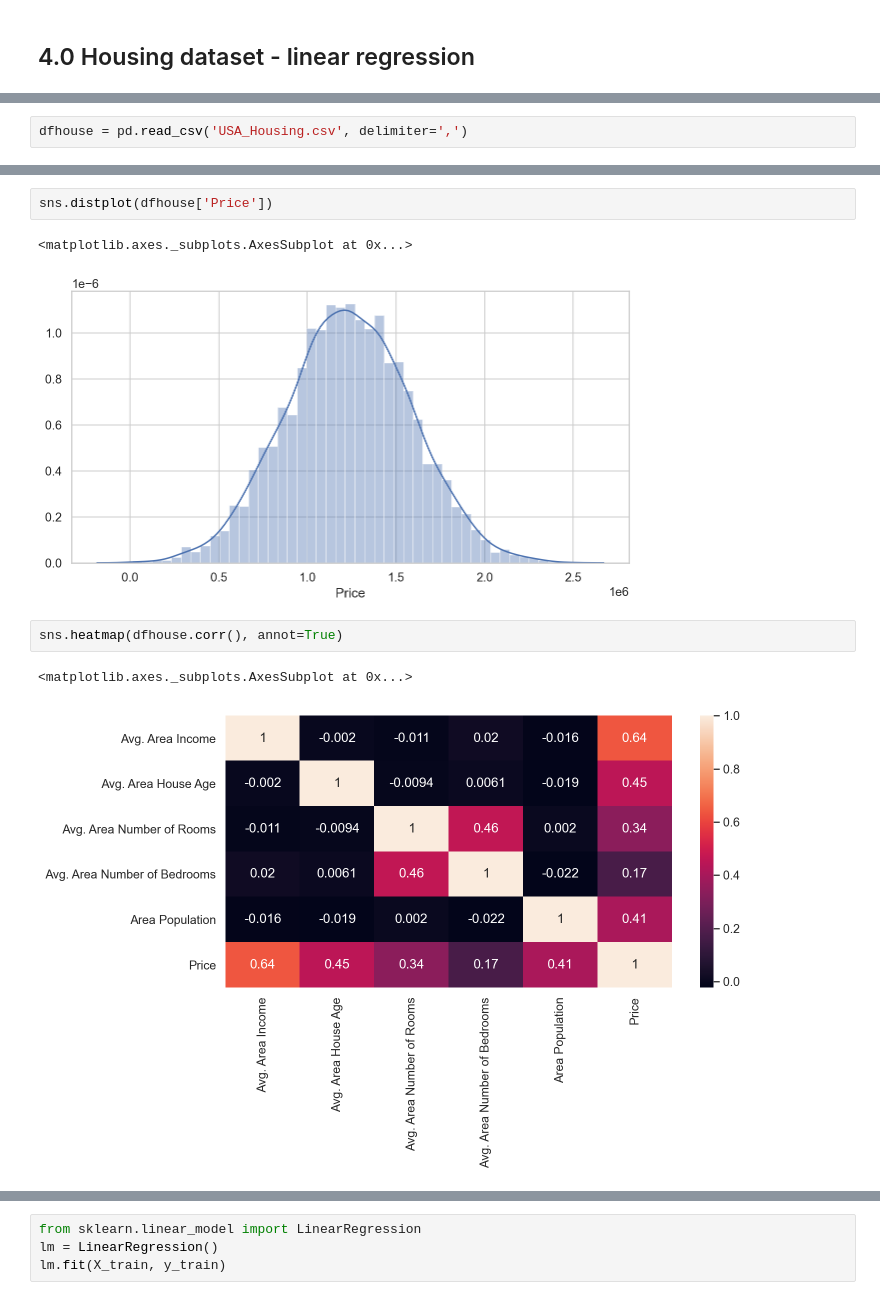
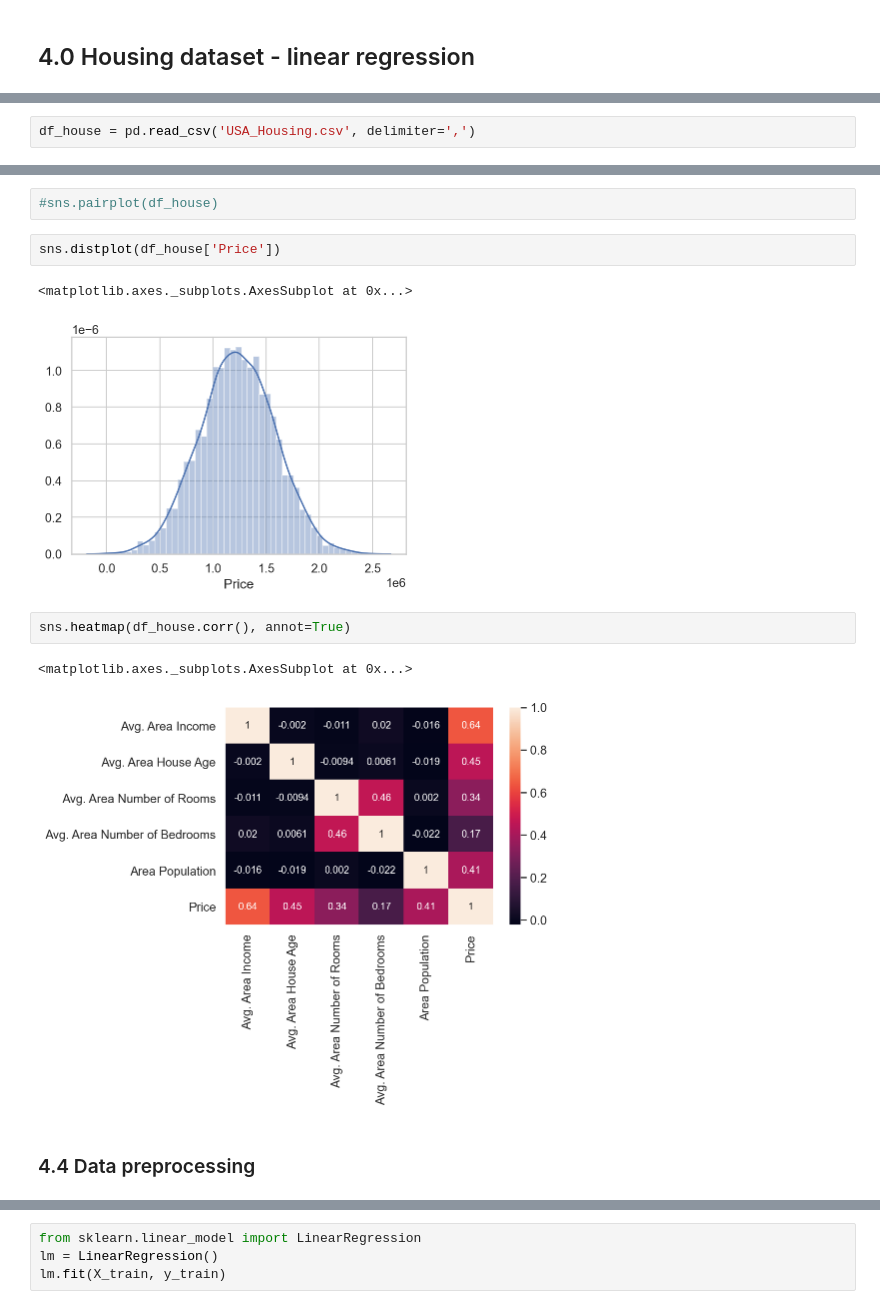
Before and after one commit to Munster2020/HDIP_CSDA_COMP08055, a Jupyter notebook: scikit-learn.ipynb, the cells around one changed output, grey strips where cells are left out. Drawn from its saved outputs; the diff is of its cells as text.

Commit message:
Additional code added to house linear regression in scikit-learn.ipynb

```diff
--- a/scikit-learn.ipynb
+++ b/scikit-learn.ipynb
@@ -340,2 +361,2 @@ roc_auc_score 0.8903611822230715
 # %%
-dfhouse = pd.read_csv('USA_Housing.csv', delimiter=',')
+df_house = pd.read_csv('USA_Housing.csv', delimiter=',')
@@ -404,10 +424,14 @@ sns.pairplot(dfhouse)
+# %%
+#sns.pairplot(df_house)
 # %%
-sns.distplot(dfhouse['Price'])
+sns.distplot(df_house['Price'])
 # %% [output]
 <matplotlib.axes._subplots.AxesSubplot at 0x...>
-[figure, old version]
+[figure, new version]
 # %%
-sns.heatmap(dfhouse.corr(), annot=True)
+sns.heatmap(df_house.corr(), annot=True)
 # %% [output]
 <matplotlib.axes._subplots.AxesSubplot at 0x...>
-[figure, old version]
+[figure, new version]
+# %% [markdown]
+### 4.4 Data preprocessing
```
Also changed, not shown: parts of 46 cells of this notebook.
